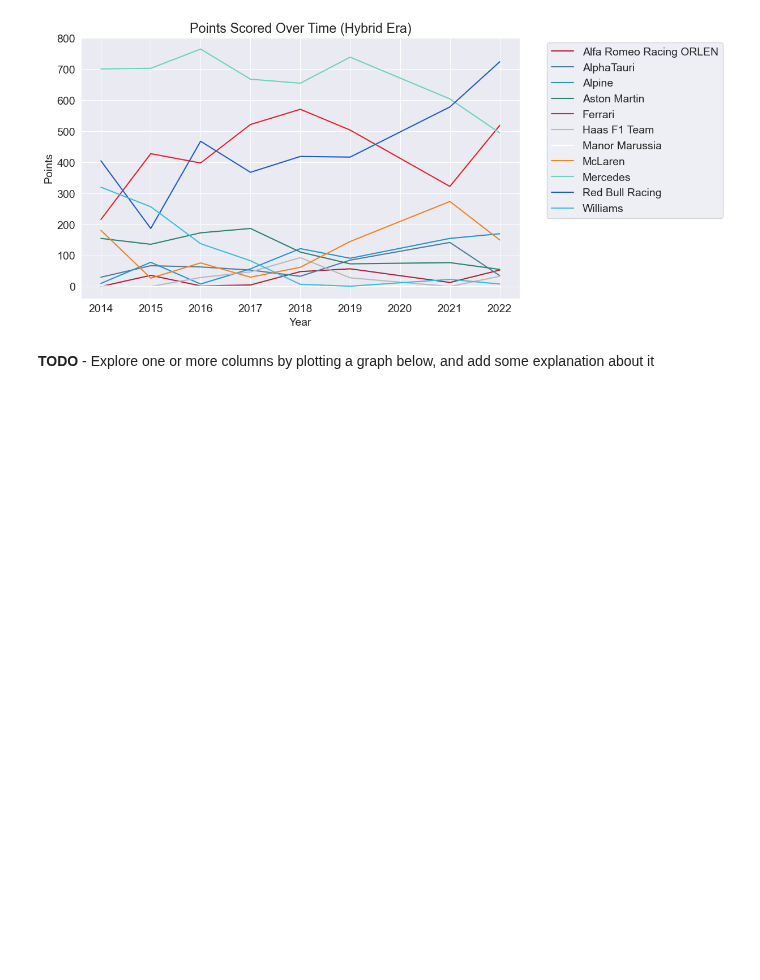
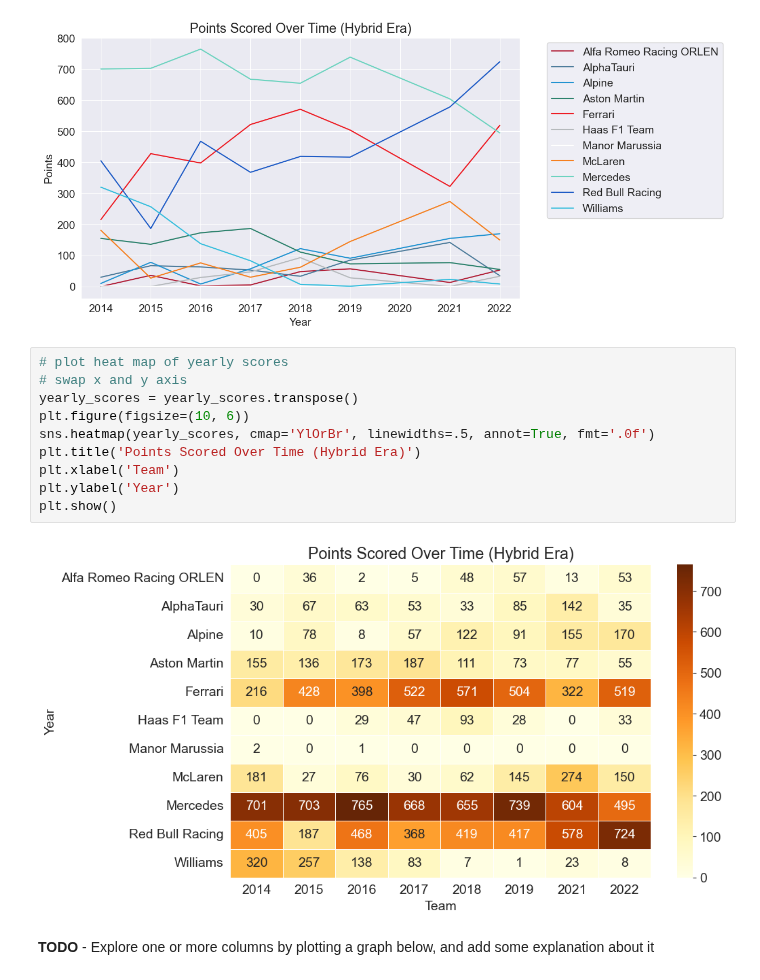
Before and after one commit to Zoibderg/F1-Analysis, a Jupyter notebook: Hybrid_Era_Analysis.ipynb, the cells around one changed output. Cells and saved outputs as stored; diff of their text form; blank space fills up the shorter version.

Commit message:
build heat map

```diff
--- a/Hybrid_Era_Analysis.ipynb
+++ b/Hybrid_Era_Analysis.ipynb
@@ -717,6 +717,18 @@ plt.ylabel('Points')
 plt.show()
 # %% [output]
 [figure]
+# %%
+# plot heat map of yearly scores
+# swap x and y axis
+yearly_scores = yearly_scores.transpose()
+plt.figure(figsize=(10, 6))
+sns.heatmap(yearly_scores, cmap='YlOrBr', linewidths=.5, annot=True, fmt='.0f')
+plt.title('Points Scored Over Time (Hybrid Era)')
+plt.xlabel('Team')
+plt.ylabel('Year')
+plt.show()
+# %% [output]
+[figure, added]
 # %% [markdown]
 **TODO** - Explore one or more columns by plotting a graph below, and add some explanation about it
 # %% [markdown]
```
